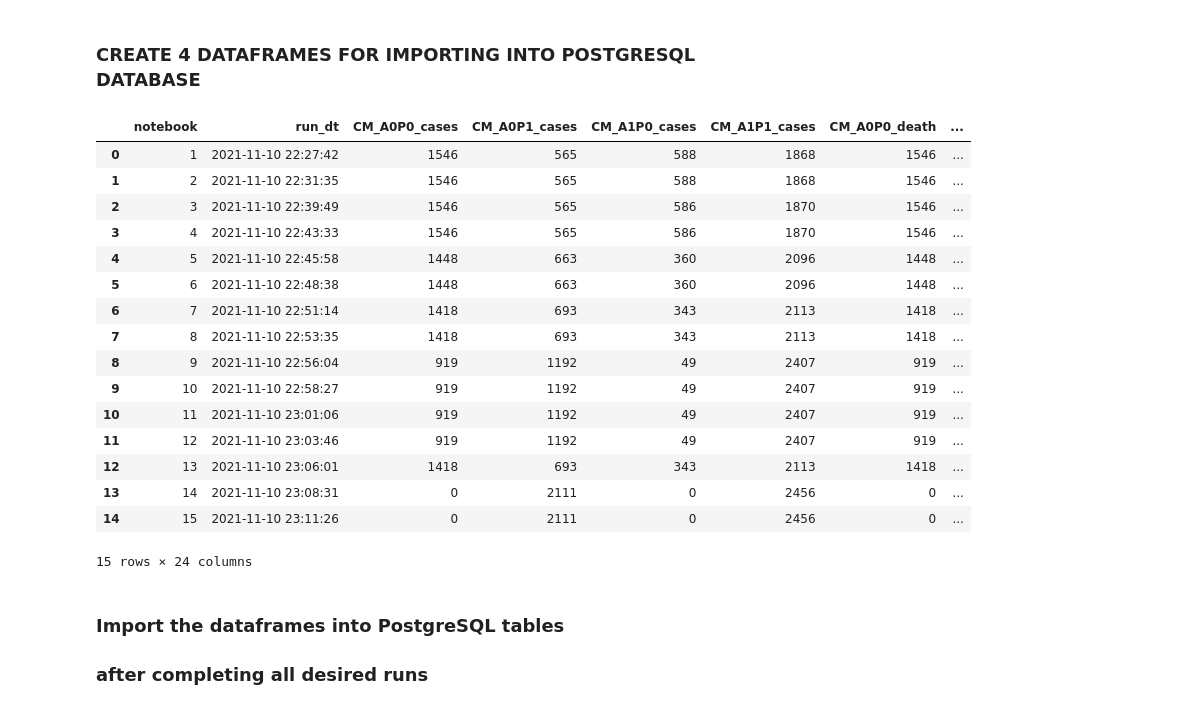
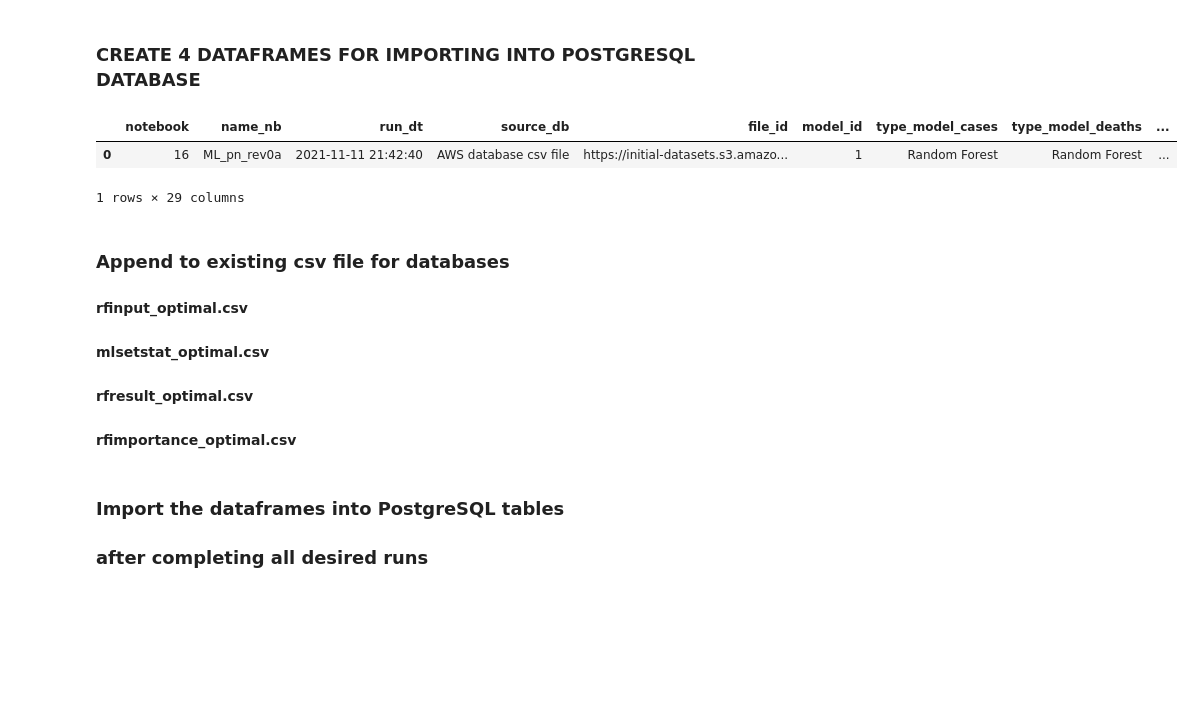
Before and after one commit to deklund76/COVID-Factor-Analysis-Framework, a Jupyter notebook: ML_pn_rev0a.ipynb, the cells around one changed output. Saved outputs shown, nothing was run; the diff lists cells and outputs as text; code cells hidden in the pictures; blank space fills up the shorter version.

Commit message:
results to db completed

```diff
--- a/ML_pn_rev0a.ipynb
+++ b/ML_pn_rev0a.ipynb
@@ -491,0 +501,6 @@ mean_cases
+# %%
+# Xb cases mean is 325018
+
+mean_cases = 325018
+
+print(f"The cases mean value for both years 2020 and 2021 is now being used: {mean_cases}.")
@@ -500,0 +518,6 @@ mean_deaths
+# %%
+# Xb deaths mean is 6365
+
+mean_deaths = 6365
+
+print(f"The deaths mean value for both years 2020 and 2021 is now being used: {mean_deaths}.")
@@ -585,8 +610,11 @@ stats_Xa_cases_ds.to_dict()
 # %%
 # name of the statistics dataset used for the label column (name_statsfile)
 
-name_statsfile = "stats_Xa_cases_ds"
+name_statsfile = "stats_Xb_cases_ds"
 
 #the statistic used for the setting the label column (name_statistic)
 
 name_statistic = "mean"
+
+
+print(f"{name_statsfile},  {name_statistic}")
@@ -977,7 +1012,7 @@ def input_params(n):
 # %%
 # set the input parameters
 
-n_estimators, random_state, criterion, max_depth, max_features, min_impurity_decrease, oob_score = input_params(14)
+n_estimators, random_state, criterion, max_depth, max_features, min_impurity_decrease, oob_score = input_params(5)
 
 print("input deck = " + f"{n_estimators}, {random_state}, {criterion}, {max_depth}, {max_features}, "
           f"{min_impurity_decrease}, {oob_score}")
@@ -2102,20 +2137,13 @@ else:
 # %%
-  df_model_results_new
+  df_model_new
 # %% [output]
-|  | notebook | run_dt | CM_A0P0_cases | CM_A0P1_cases | CM_A1P0_cases | CM_A1P1_cases | CM_A0P0_death | ... |
-| 0 | 1 | 2021-11-10 22:27:42 | 1546 | 565 | 588 | 1868 | 1546 | ... |
-| 1 | 2 | 2021-11-10 22:31:35 | 1546 | 565 | 588 | 1868 | 1546 | ... |
-| 2 | 3 | 2021-11-10 22:39:49 | 1546 | 565 | 586 | 1870 | 1546 | ... |
-| 3 | 4 | 2021-11-10 22:43:33 | 1546 | 565 | 586 | 1870 | 1546 | ... |
-| 4 | 5 | 2021-11-10 22:45:58 | 1448 | 663 | 360 | 2096 | 1448 | ... |
-| 5 | 6 | 2021-11-10 22:48:38 | 1448 | 663 | 360 | 2096 | 1448 | ... |
-| 6 | 7 | 2021-11-10 22:51:14 | 1418 | 693 | 343 | 2113 | 1418 | ... |
-| 7 | 8 | 2021-11-10 22:53:35 | 1418 | 693 | 343 | 2113 | 1418 | ... |
-| 8 | 9 | 2021-11-10 22:56:04 | 919 | 1192 | 49 | 2407 | 919 | ... |
-| 9 | 10 | 2021-11-10 22:58:27 | 919 | 1192 | 49 | 2407 | 919 | ... |
-| 10 | 11 | 2021-11-10 23:01:06 | 919 | 1192 | 49 | 2407 | 919 | ... |
-| 11 | 12 | 2021-11-10 23:03:46 | 919 | 1192 | 49 | 2407 | 919 | ... |
-| 12 | 13 | 2021-11-10 23:06:01 | 1418 | 693 | 343 | 2113 | 1418 | ... |
-| 13 | 14 | 2021-11-10 23:08:31 | 0 | 2111 | 0 | 2456 | 0 | ... |
-| 14 | 15 | 2021-11-10 23:11:26 | 0 | 2111 | 0 | 2456 | 0 | ... |
+|  | notebook | name_nb | run_dt | source_db | file_id | model_id | type_model_cases | type_model_deaths | ... |
+| 0 | 16 | ML_pn_rev0a | 2021-11-11 21:42:40 | AWS database csv file | https://initial-datasets.s3.amazo... | 1 | Random Forest | Random Forest | ... |
-15 rows × 24 columns
+1 rows × 29 columns
+# %% [markdown]
+### Append to existing csv file for databases
+
+#### rfinput_optimal.csv
+#### mlsetstat_optimal.csv
+#### rfresult_optimal.csv
+#### rfimportance_optimal.csv
```
Also changed, not shown: parts of 26 cells of this notebook, 1 other file.
